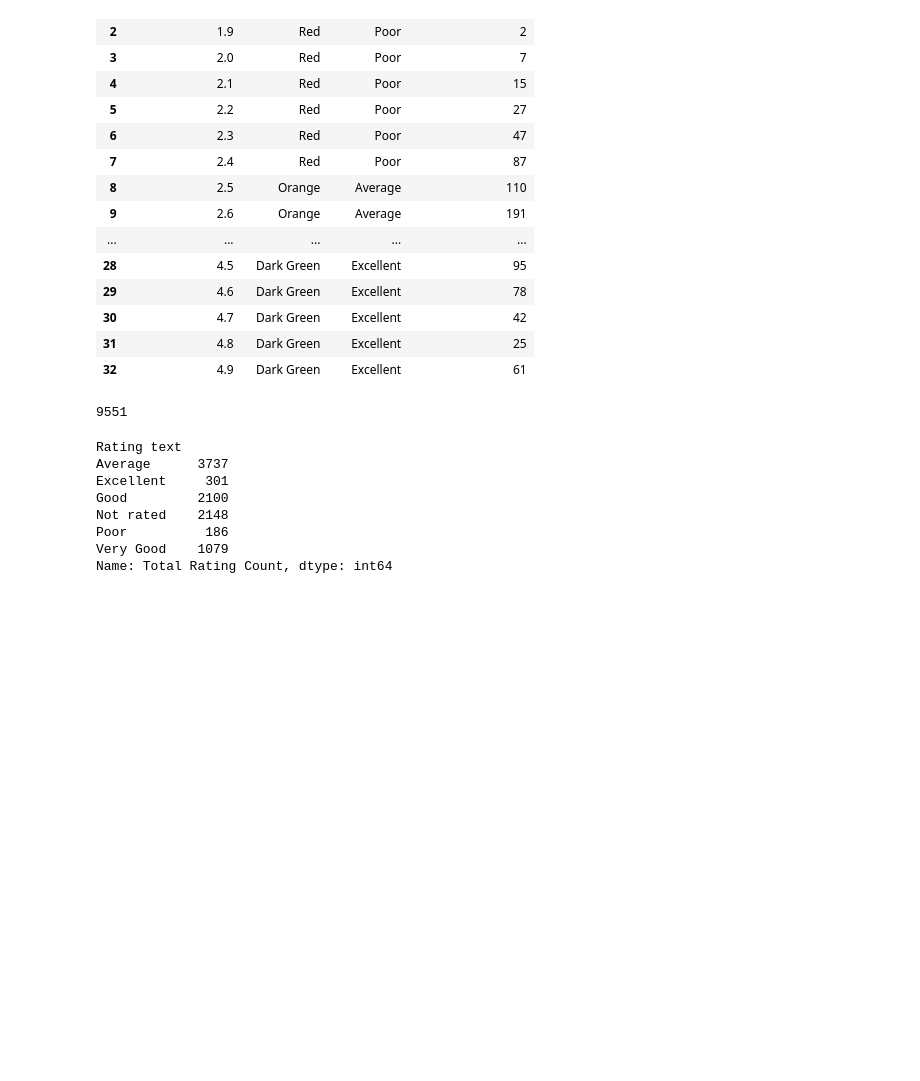
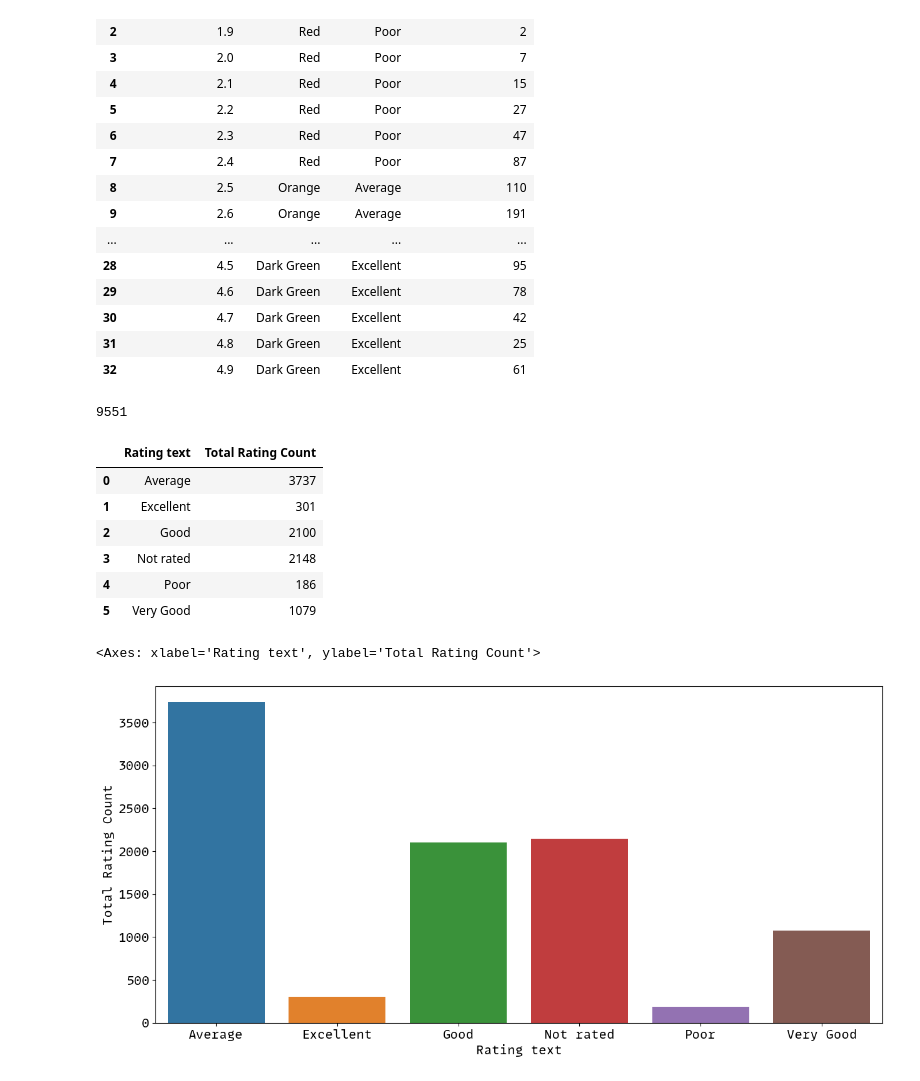
Before and after one commit to karkiayush/zomato_dataset_eda, a Jupyter notebook: analysis.ipynb, the cells around one changed output. Saved outputs shown, nothing was run; the diff lists cells and outputs as text; code cells hidden in the pictures; blank space fills up the shorter version.

```diff
--- a/analysis.ipynb
+++ b/analysis.ipynb
@@ -389,13 +389,20 @@ rating["Total Rating Count"].sum()
 # %% [output]
 9551
 # %%
-rating.groupby("Rating text")["Total Rating Count"].sum()
+rating_types_count = rating.groupby("Rating text")["Total Rating Count"].sum()
+rating_types_count = rating_types_count.reset_index()
+rating_types_count
 # %% [output]
-Rating text
-Average      3737
-Excellent     301
-Good         2100
-Not rated    2148
-Poor          186
-Very Good    1079
-Name: Total Rating Count, dtype: int64
+|  | Rating text | Total Rating Count |
+| 0 | Average | 3737 |
+| 1 | Excellent | 301 |
+| 2 | Good | 2100 |
+| 3 | Not rated | 2148 |
+| 4 | Poor | 186 |
+| 5 | Very Good | 1079 |
+# %%
+plt.figure(figsize=(15, 7))
+sns.barplot(data=rating_types_count, x="Rating text", y="Total Rating Count")
+# %% [output]
+<Axes: xlabel='Rating text', ylabel='Total Rating Count'>
+[figure, added]
```
Also changed, not shown: parts of 3 cells of this notebook.
